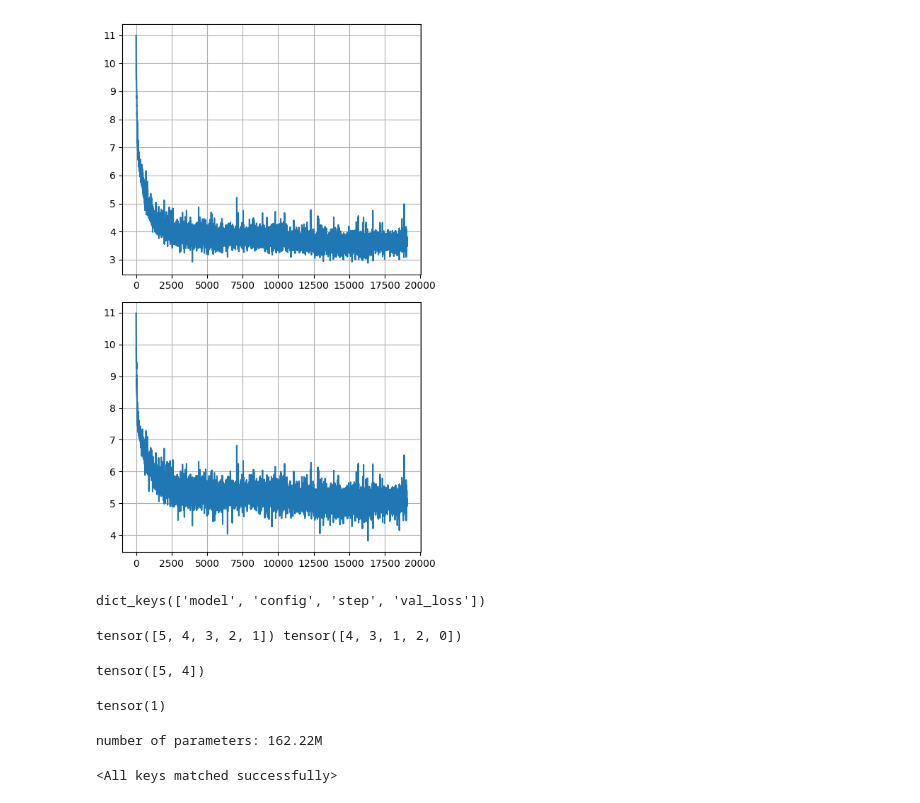
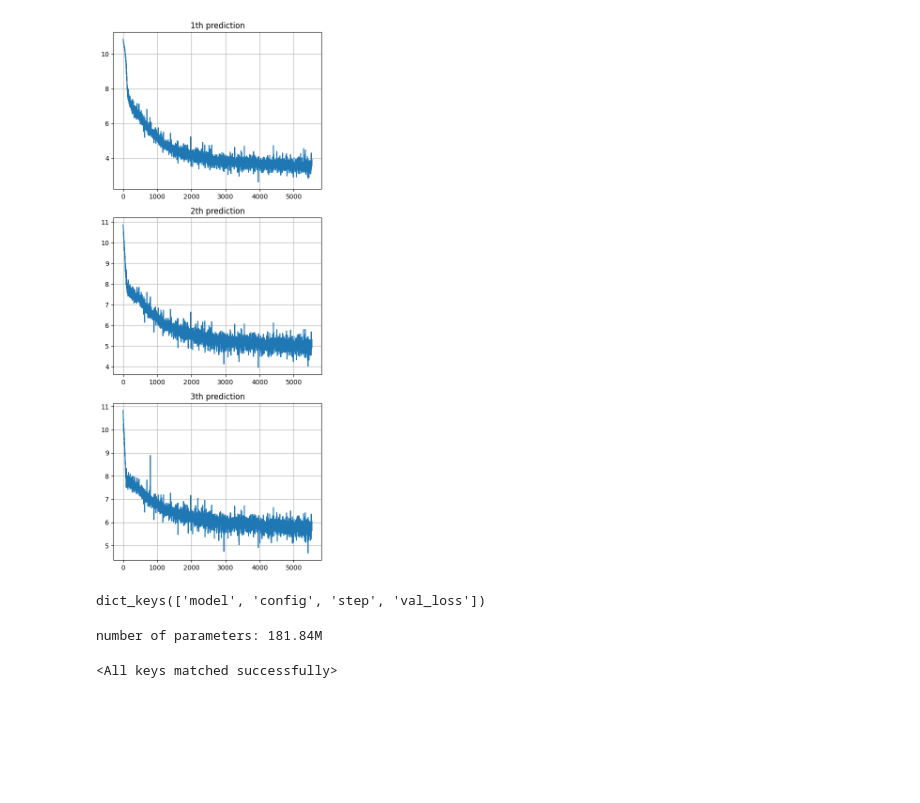
Before and after one commit to SkAndMl/PoMa, a Jupyter notebook: visualize.ipynb, the cells around one changed output. Saved outputs shown, nothing was run; the diff lists cells and outputs as text; code cells hidden in the pictures; blank space fills up the shorter version.

Commit message:
visualization code

```diff
--- a/visualize.ipynb
+++ b/visualize.ipynb
@@ -3,7 +3,7 @@ import matplotlib.pyplot as plt
 from collections import defaultdict
 
 dict_losses = defaultdict(list)
-with open("per_token_loss_2.txt", "r") as f:
+with open("per_token_loss_3.txt", "r") as f:
     for line in f:
         if 'val' in line:
             continue
@@ -15,18 +15,19 @@ with open("per_token_loss_2.txt", "r") as f:
             dict_losses[i].append(val)
 # %%
 fig, axes = plt.subplots(nrows=len(dict_losses), ncols=1, figsize=(5, 4*len(dict_losses)))
-gamma = 0.9
+gamma = 1.0
 # Extract loss values from dictionary
 for i in range(1, len(dict_losses)+1):
     dict_losses[i] = [val/(gamma**(i-1)) for val in dict_losses[i]]
     axes[i-1].plot(range(len(dict_losses[i])), dict_losses[i])
     axes[i-1].grid(True)
+    axes[i-1].set_title(f'{i}th prediction')
 
 # Adjust layout and show plot
 plt.tight_layout()
 plt.show()
 # %% [output]
-[figure, old version]
+[figure, new version]
 # %%
 import torch
 import tiktoken
@@ -37,23 +38,11 @@ cpt = torch.load('cpt.pt', map_location='cpu', weights_only=False)
 cpt.keys()
 # %% [output]
 dict_keys(['model', 'config', 'step', 'val_loss'])
-# %%
-a = torch.tensor([1, 3, 2, 4, 5])
-values, indices = torch.sort(a, descending=True)
-print(values, indices)
-a[indices[:2]]
-# %% [output]
-tensor([5, 4, 3, 2, 1]) tensor([4, 3, 1, 2, 0])
-tensor([5, 4])
-# %%
-a[0]
-# %% [output]
-tensor(1)
 # %%
-model = GPT(cpt['config'])
+model = GPTk(cpt['config'])
 model.load_state_dict(cpt['model'])
 # %% [output]
-number of parameters: 162.22M
+number of parameters: 181.84M
 <All keys matched successfully>
 # %%
 from torch.nn import functional as F
```
Also changed, not shown: parts of 3 cells of this notebook, 1 other file.
